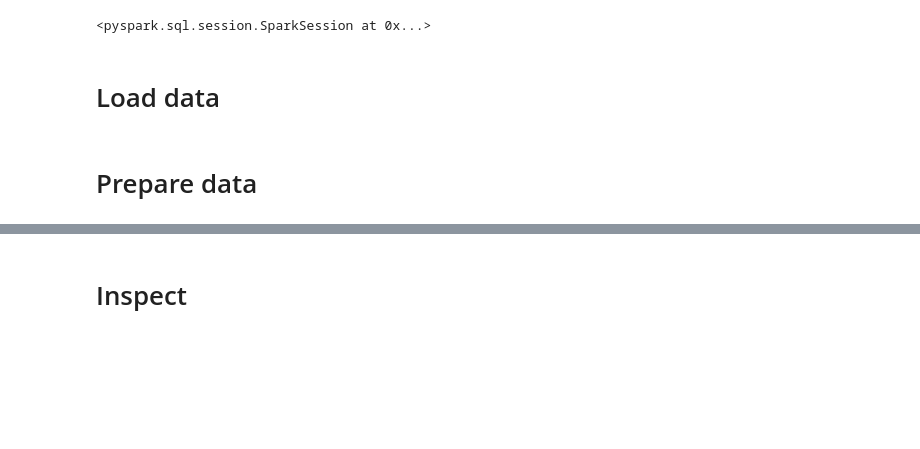
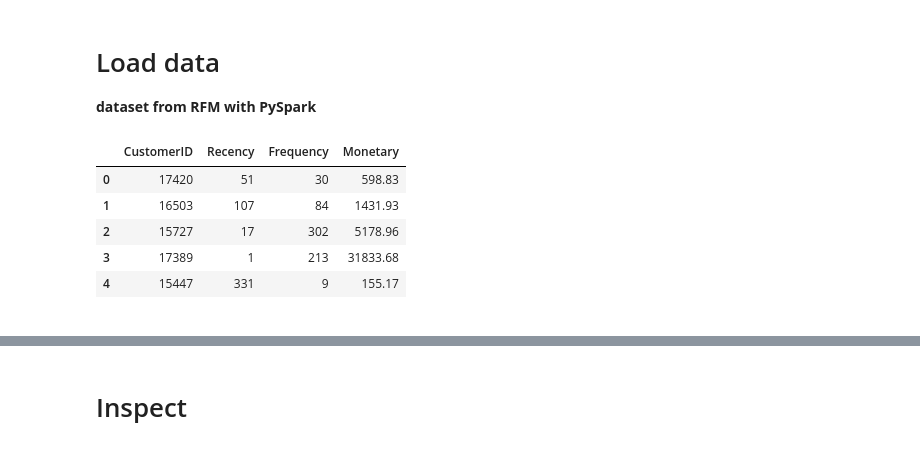
Before and after one commit to asish012/dataanalytics, a Jupyter notebook: customer_segmentation/RFM with K-means.ipynb, the cells around one changed output, grey strips where cells are left out. Drawn from its saved outputs; the diff is of its cells as text; code cells hidden in the pictures; blank space fills up the shorter version.

```diff
--- a/customer_segmentation/RFM with K-means.ipynb
+++ b/customer_segmentation/RFM with K-means.ipynb
@@ -9,9 +9,7 @@ import pyspark
 from pyspark.sql import SparkSession
 
 spark = SparkSession.builder.appName("PySpark").getOrCreate()
-spark
+# spark
-# %% [output]
-<pyspark.sql.session.SparkSession at 0x...>
 # %%
 from pyspark.sql import functions as F
 from pyspark.sql.types import *
@@ -24,5 +22,18 @@ def nullcount(df):
 
 def shape(df):
     print((df.count(), len(df.columns)))
+# %% [markdown]
+# Load data
+**dataset from RFM with PySpark**
+# %%
+rfm_numbers = spark.read.csv("retail_rfm_numbers.csv", inferSchema=True, header=True)
+printdf(data)
+# %% [output]
+|  | CustomerID | Recency | Frequency | Monetary |
+| 0 | 17420 | 51 | 30 | 598.83 |
+| 1 | 16503 | 107 | 84 | 1431.93 |
+| 2 | 15727 | 17 | 302 | 5178.96 |
+| 3 | 17389 | 1 | 213 | 31833.68 |
+| 4 | 15447 | 331 | 9 | 155.17 |
 # %% [markdown]
-# Load data
+<!-- # Prepare data -->
@@ -31,2 +39,0 @@ data = spark.read.csv("OnlineRetail.csv", inferSchema=True, header=True)
-# %% [markdown]
-# Prepare data
```
Also changed, not shown: parts of 23 cells of this notebook, 17 other files.
